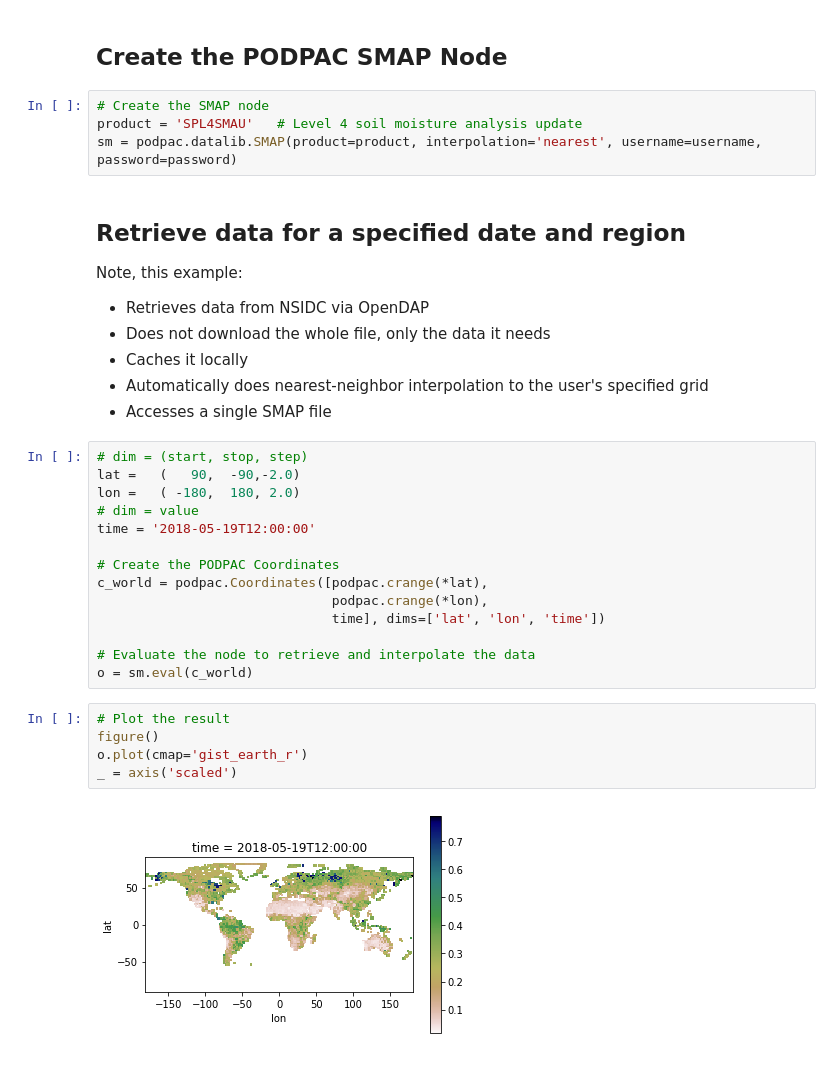
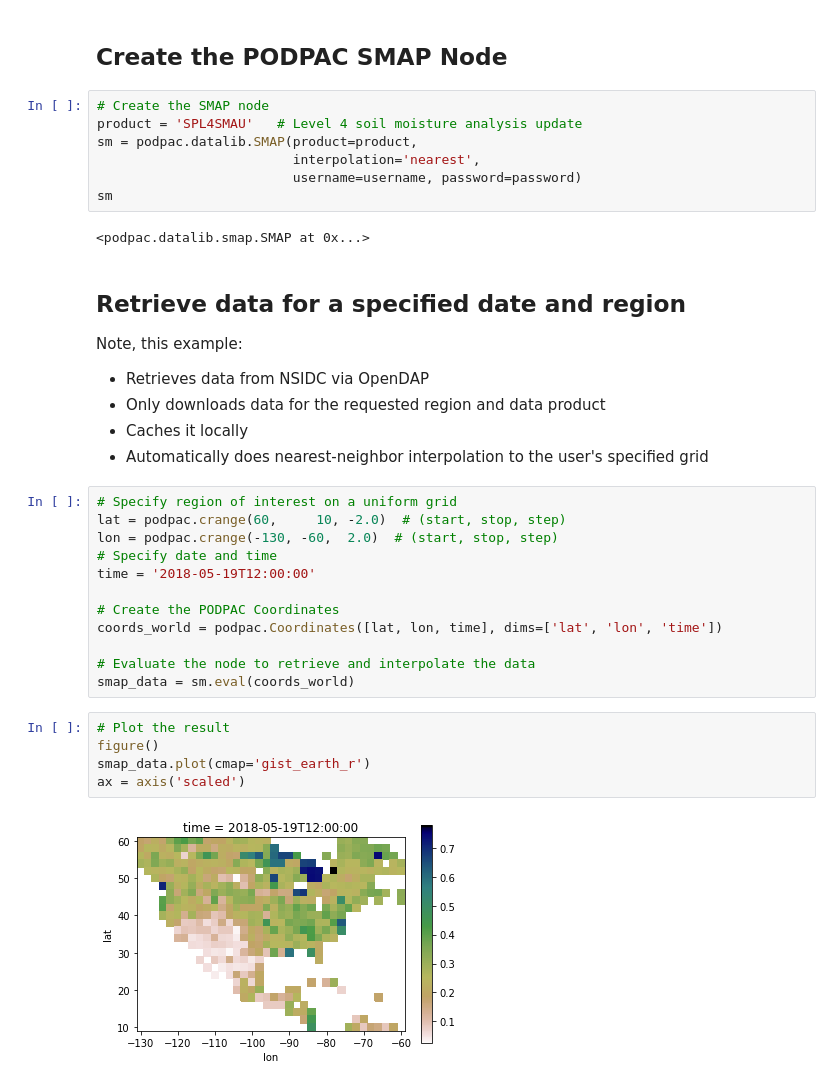
Before and after one commit to creare-com/podpac-examples, a Jupyter notebook: notebooks/basic_examples/retrieving-SMAP-data.ipynb, the cells around one changed output. Drawn from its saved outputs; the diff is of its cells as text.

Commit message:
Tweaks based on feedback. Still need to incorporate some changes.

```diff
--- a/notebooks/basic_examples/retrieving-SMAP-data.ipynb
+++ b/notebooks/basic_examples/retrieving-SMAP-data.ipynb
@@ -36,36 +39,38 @@ Password:········
 # %%
 # Create the SMAP node
 product = 'SPL4SMAU'   # Level 4 soil moisture analysis update
-sm = podpac.datalib.SMAP(product=product, interpolation='nearest', username=username, password=password)
+sm = podpac.datalib.SMAP(product=product,
+                         interpolation='nearest',
+                         username=username, password=password)
+sm
+# %% [output]
+<podpac.datalib.smap.SMAP at 0x...>
 # %% [markdown]
 ##  Retrieve data for a specified date and region
 Note, this example:
 * Retrieves data from NSIDC via OpenDAP
-* Does not download the whole file, only the data it needs
+* Only downloads data for the requested region and data product
 * Caches it locally
 * Automatically does nearest-neighbor interpolation to the user's specified grid
-* Accesses a single SMAP file
 # %%
-# dim = (start, stop, step)
-lat =   (   90,  -90,-2.0)
-lon =   ( -180,  180, 2.0)
-# dim = value
+# Specify region of interest on a uniform grid
+lat = podpac.crange(60,     10, -2.0)  # (start, stop, step)
+lon = podpac.crange(-130, -60,  2.0)  # (start, stop, step)
+# Specify date and time
 time = '2018-05-19T12:00:00'
 
 # Create the PODPAC Coordinates
-c_world = podpac.Coordinates([podpac.crange(*lat),
-                              podpac.crange(*lon),
-                              time], dims=['lat', 'lon', 'time'])
+coords_world = podpac.Coordinates([lat, lon, time], dims=['lat', 'lon', 'time'])
 
 # Evaluate the node to retrieve and interpolate the data
-o = sm.eval(c_world)
+smap_data = sm.eval(coords_world)
 # %%
 # Plot the result
 figure()
-o.plot(cmap='gist_earth_r')
-_ = axis('scaled')
+smap_data.plot(cmap='gist_earth_r')
+ax = axis('scaled')
 # %% [output]
-[figure, old version]
+[figure, new version]
 # %% [markdown]
 ## Retrieve data for specified points over a date range
 Note, this example:
```
Also changed, not shown: parts of 9 cells of this notebook, 5 other files.
